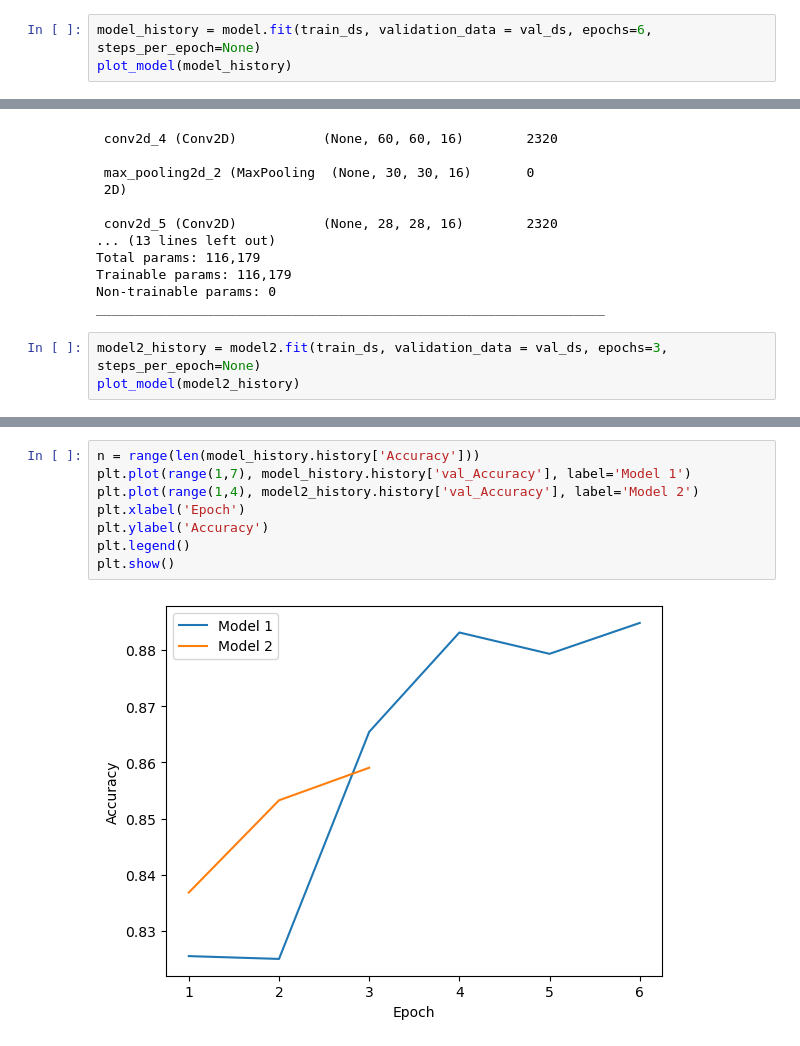
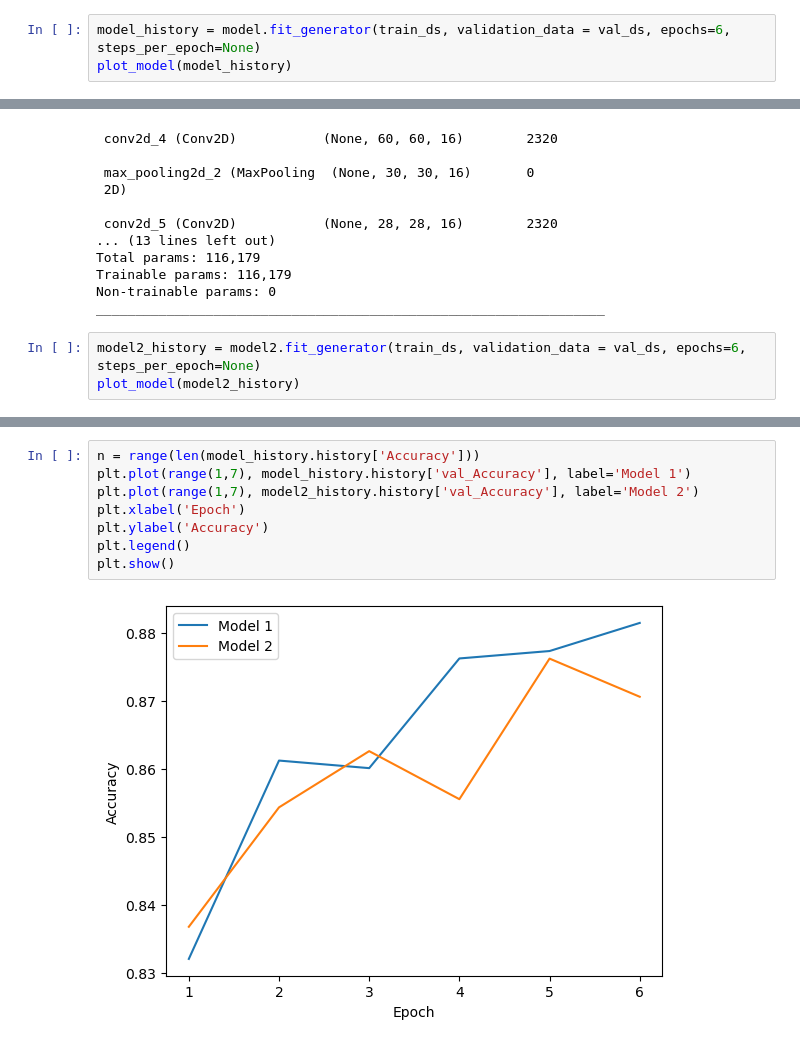
Before and after one commit to smaslo2/CancerDetection, a Jupyter notebook: histopathologic-cancer-detection.ipynb, the cells around one changed output, grey strips where cells are left out. Saved outputs shown, nothing was run; the diff lists cells and outputs as text.

```diff
--- a/histopathologic-cancer-detection.ipynb
+++ b/histopathologic-cancer-detection.ipynb
@@ -158,7 +154,7 @@ Trainable params: 114,721
 Non-trainable params: 0
 _________________________________________________________________
 # %%
-model_history = model.fit(train_ds, validation_data = val_ds, epochs=6, steps_per_epoch=None)
+model_history = model.fit_generator(train_ds, validation_data = val_ds, epochs=6, steps_per_epoch=None)
 plot_model(model_history)
 # %% [output]
 Epoch 1/6
@@ -208,6 +206,6 @@ Trainable params: 116,179
 Non-trainable params: 0
 _________________________________________________________________
 # %%
-model2_history = model2.fit(train_ds, validation_data = val_ds, epochs=3, steps_per_epoch=None)
+model2_history = model2.fit_generator(train_ds, validation_data = val_ds, epochs=6, steps_per_epoch=None)
 plot_model(model2_history)
 # %% [output]
@@ -221,10 +227,10 @@ Epoch 3/3
 # %%
 n = range(len(model_history.history['Accuracy']))
 plt.plot(range(1,7), model_history.history['val_Accuracy'], label='Model 1')
-plt.plot(range(1,4), model2_history.history['val_Accuracy'], label='Model 2')
+plt.plot(range(1,7), model2_history.history['val_Accuracy'], label='Model 2')
 plt.xlabel('Epoch')
 plt.ylabel('Accuracy')
 plt.legend()
 plt.show()
 # %% [output]
-[figure, old version]
+[figure, new version]
```
Also changed, not shown: parts of 16 cells of this notebook.
